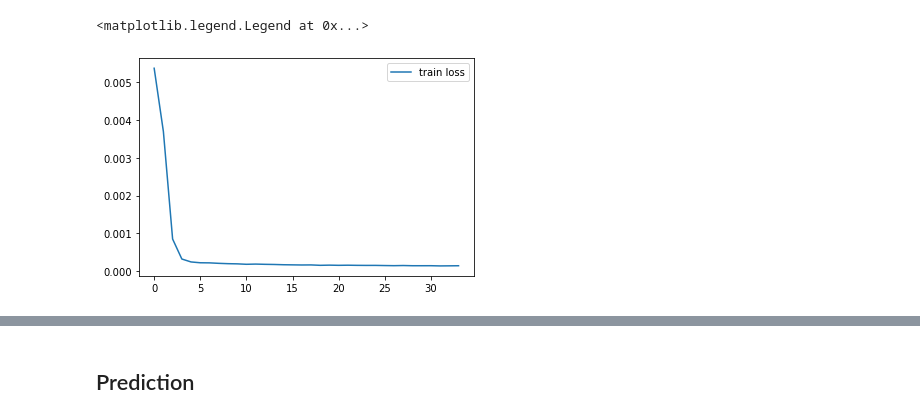
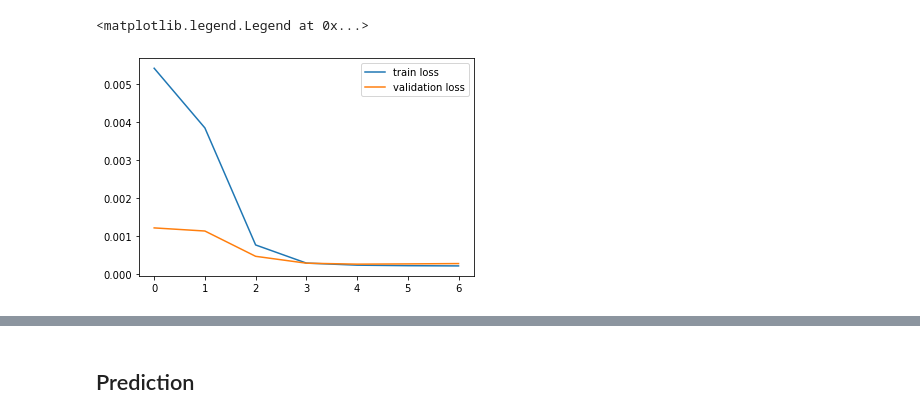
Before and after one commit to Vaiyani/mvaiyani-thesis, a Jupyter notebook: Notebooks/LSTM - Hourly.ipynb, the cells around one changed output, grey strips where cells are left out. Drawn from its saved outputs; the diff is of its cells as text; code cells hidden in the pictures.

```diff
--- a/Notebooks/LSTM - Hourly.ipynb
+++ b/Notebooks/LSTM - Hourly.ipynb
@@ -94,7 +94,7 @@ def calculate_metrics(test: np.ndarray, predict: np.ndarray) -> float:
 # %%
 lookback = 50
 train, test = data_divider(data, 0.8)
-# val, test = data_divider(test, 0.5)
+val, test = data_divider(test, 0.5)
 scaler, train_normalized, val_normalized, test_normalized = min_max_scale(train, test, test)
 x_train, y_train = sliding_window(train_normalized, lookback)
 x_val, y_val = sliding_window(val_normalized, lookback)
@@ -136,7 +141,7 @@ def model():
 model = model()
 
 # stop_training_early = keras.callbacks.EarlyStopping()
-stop_training_early = keras.callbacks.EarlyStopping(monitor="loss", patience = 2)
-history = model.fit(x_train, y_train, epochs=60 , verbose=1, shuffle=False, callbacks=[stop_training_early])
+stop_training_early = keras.callbacks.EarlyStopping(monitor="val_loss", patience = 2)
+history = model.fit(x_train, y_train, epochs=60 , verbose=1, shuffle=False, validation_data = (x_val, y_val), callbacks=[stop_training_early])
 # %% [output]
 Epoch 1/60
@@ -159,10 +161,10 @@ Epoch 34/60
 # %%
 plt.plot(history.history['loss'], label='train loss')
-# plt.plot(history.history['val_loss'], label='validation loss')
+plt.plot(history.history['val_loss'], label='validation loss')
 plt.legend()
 # %% [output]
 <matplotlib.legend.Legend at 0x...>
-[figure, old version]
+[figure, new version]
 # %%
 # model = load_model('saved_model/hourly_model')
 # model.save('saved_model/hourly_50_model')
```
Also changed, not shown: parts of 8 cells of this notebook, 1 other file.
